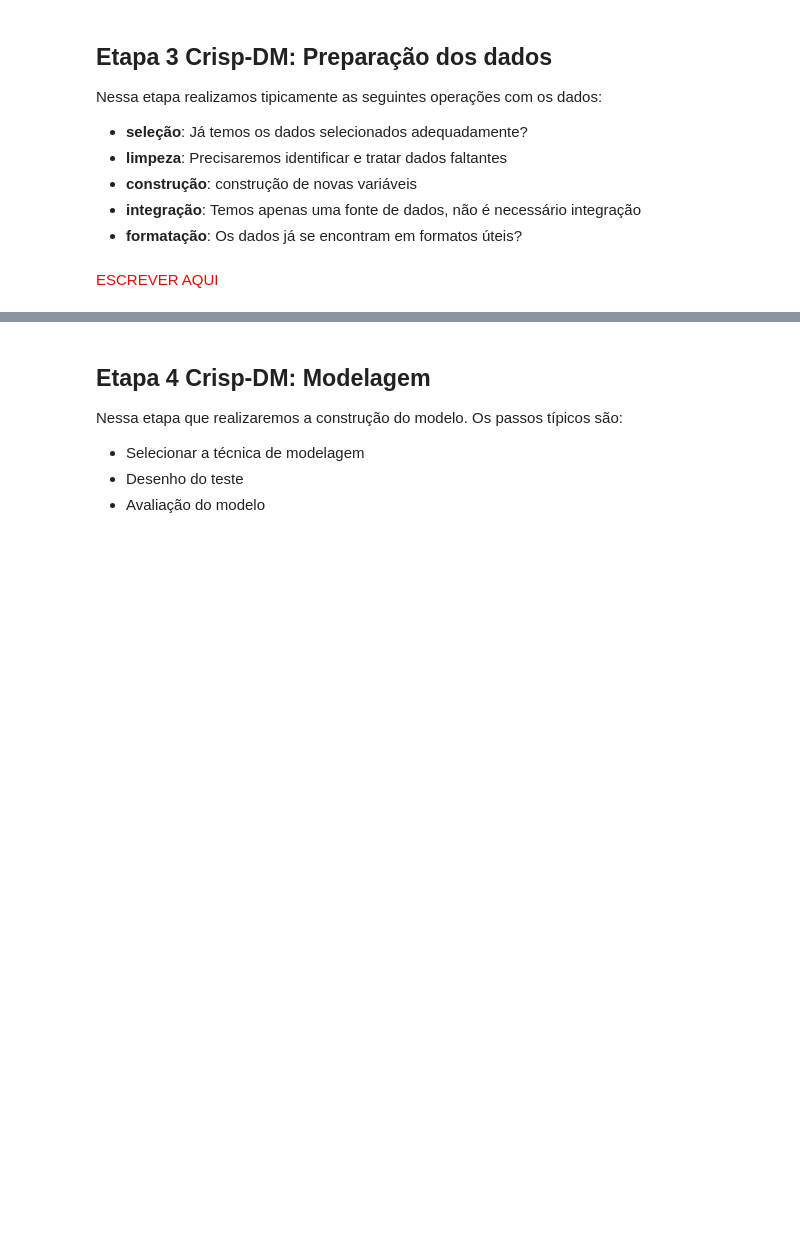
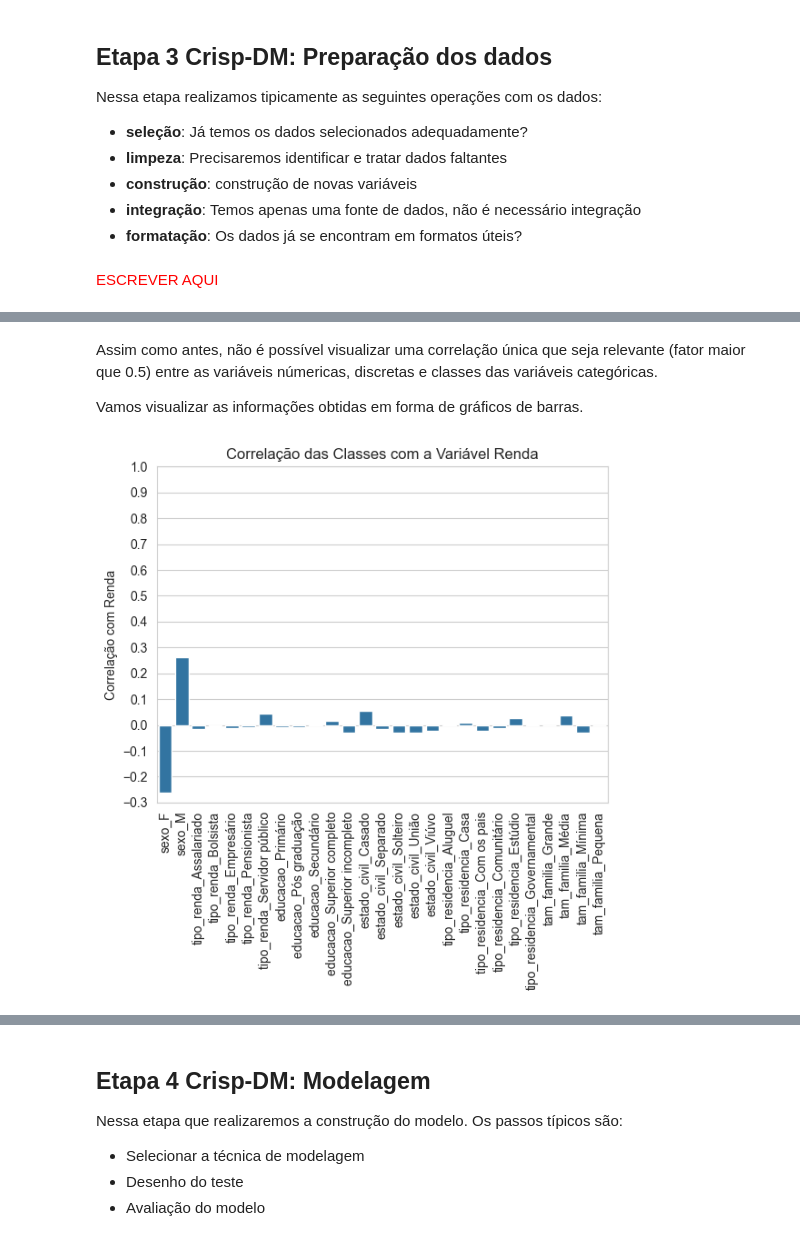
Before and after one commit to PinguinCoding/previsao-renda, a Jupyter notebook: notebooks/exploracao-de-dados.ipynb, the cells around one changed output, grey strips where cells are left out. Drawn from its saved outputs; the diff is of its cells as text; code cells hidden in the pictures; blank space fills up the shorter version.

```diff
--- a/notebooks/exploracao-de-dados.ipynb
+++ b/notebooks/exploracao-de-dados.ipynb
@@ -118,0 +448,17 @@ Nessa etapa realizamos tipicamente as seguintes operações com os dados:
+# %%
+corr = pd.get_dummies(data=df).corr()
+values0 = dict()
+values = dict()
+
+for col in corr:
+    values0[col] = ([(corr[col].index[corr[col] == item].tolist()[0], item) for item in corr[col] if (item > 0.5) or (item < -0.5)])
+
+for key in values0.keys():
+    if len(values0[key]) != 1:
+        values[key] = [item for item in values0[key] if item[1] != 1.0]
+
+for key in values.keys():
+    print('A classe/variável {} tem correlações com:'.format(key))
+    for c, v in values[key]:
+        print('\tClasse/variável {} igual a {}'.format(c, v))
+    print()
@@ -118,0 +515,19 @@ Nessa etapa realizamos tipicamente as seguintes operações com os dados:
+# %% [markdown]
+Assim como antes, não é possível visualizar uma correlação única que seja relevante (fator maior que 0.5) entre as variáveis númericas, discretas e classes das variáveis categóricas.
+
+Vamos visualizar as informações obtidas em forma de gráficos de barras.
+# %%
+fig, ax = plt.subplots()
+sns.barplot(pd.get_dummies(data=df)
+            .drop(labels=[col for col in df.columns], errors='ignore', axis=1)
+            .assign(renda = df['renda'])
+            .corr()
+            .drop('renda', axis=0)['renda'], ax=ax)
+ax.set_xticks(ax.get_xticks())
+ax.set_xticklabels(ax.get_xticklabels(), rotation=90)
+ax.set_yticks(ticks=np.arange(-.3, 1.1, .1))
+ax.set_ylabel('Correlação com Renda')
+plt.title('Correlação das Classes com a Variável Renda')
+plt.show()
+# %% [output]
+[figure, added]
```
Also changed, not shown: parts of 51 cells of this notebook, 4 other files.
